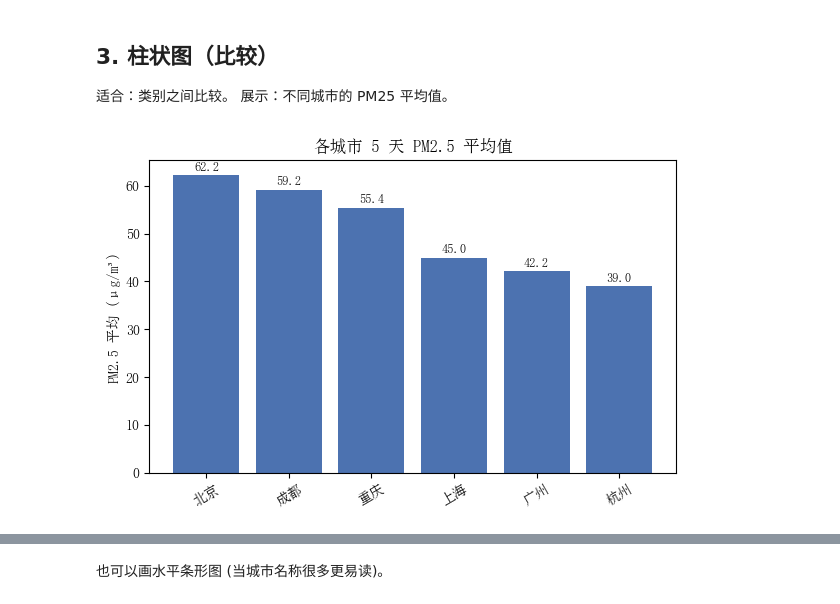
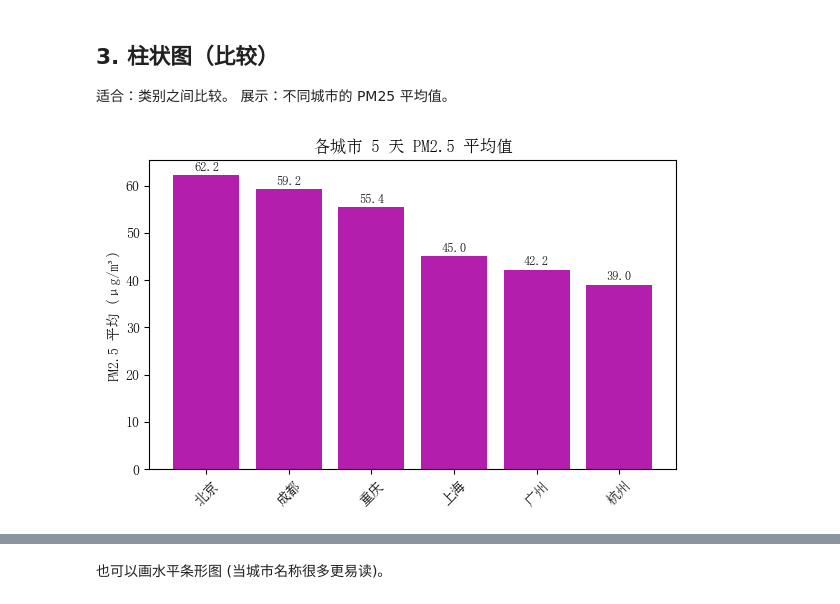
Before and after one commit to zhouxzh/python-data-analysis, a Jupyter notebook: notebooks/Day05_visualization.ipynb, the cells around one changed output, grey strips where cells are left out. Saved outputs shown, nothing was run; the diff lists cells and outputs as text; code cells hidden in the pictures.

```diff
--- a/notebooks/Day05_visualization.ipynb
+++ b/notebooks/Day05_visualization.ipynb
@@ -100,19 +103,16 @@ plt.grid(True)
 # 示例：分类数据柱状图
 categories = ['苹果', '香蕉', '橙子', '梨', '葡萄']
 values = [23, 17, 35, 29, 12]
-x = np.arange(len(categories))
 
 plt.figure(figsize=(8,5))
-bars = plt.bar(x, values, color=['#4e79a7','#f28e2b','#e15759','#76b7b2','#59a14f'], edgecolor='k', alpha=0.9)
-plt.xticks(x, categories)
+bars = plt.bar(categories, values, color=["#2B5F96",'#f28e2b','#e15759','#76b7b2','#59a14f'], edgecolor='k', alpha=0.9)
 plt.ylabel('数量')
 plt.title('水果销量示例柱状图')
 plt.grid(axis='y', linestyle='--', alpha=0.6)
 
 # 在柱子上显示数值
 for bar in bars:
-    h = bar.get_height()
-    plt.text(bar.get_x() + bar.get_width()/2, h + 0.5, str(h), ha='center', va='bottom')
+    plt.text(bar.get_x() + bar.get_width()/2, bar.get_height() + 0.5, str(bar.get_height()), ha='center', va='bottom')
 
 plt.tight_layout()
 plt.show()
@@ -125,7 +125,8 @@ plt.show()
 - 美化标签字体，设置标题，并保证饼图为正圆。
 # %%
 # 饼图示例：使用已有的 categories 和 values
-plt.rcParams['font.sans-serif'] = fonts_to_try  # 尝试使用已准备的中文字体列表
+plt.rcParams['font.sans-serif'] = ['SimSun']  # 默认字体
+
 plt.rcParams['axes.unicode_minus'] = False
 
 fig, ax = plt.subplots(figsize=(6,6))
@@ -268,19 +267,17 @@ plt.show()
 适合：类别之间比较。
 展示：不同城市的 PM25 平均值。
 # %%
-
-
 city_mean = df.groupby('city')['PM25'].mean().sort_values(ascending=False)
 plt.figure(figsize=(6,4))
-plt.bar(city_mean.index, city_mean.values, color='#4C72B0')
+plt.bar(city_mean.index, city_mean.values, color="#B31EAC")
 plt.title('各城市 5 天 PM2.5 平均值')
 plt.ylabel('PM2.5 平均 (μg/m³)')
-plt.xticks(rotation=30)
+plt.xticks(rotation=45)
 # 在柱顶加数值标签
 for x, y in enumerate(city_mean.values):
     plt.text(x, y+0.5, f'{y:.1f}', ha='center', va='bottom', fontsize=9)
 plt.tight_layout()
 plt.show()
 # %% [output]
-[figure, old version]
+[figure, new version]
 # %%
```
Also changed, not shown: parts of 7 cells of this notebook, 11 other files.
